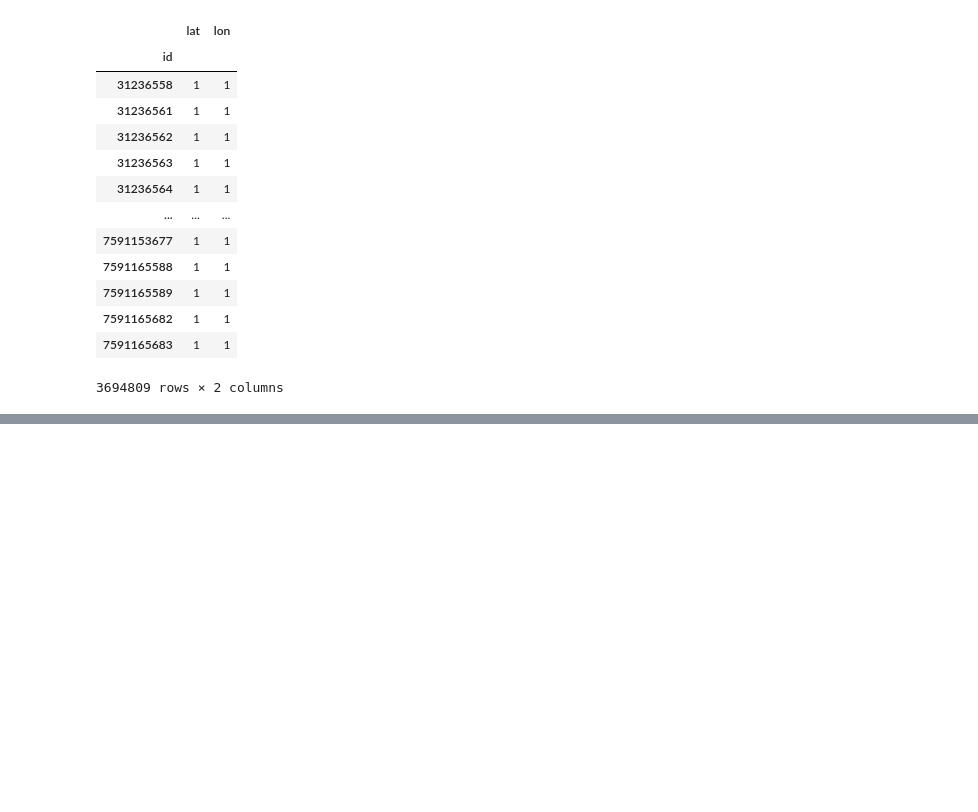
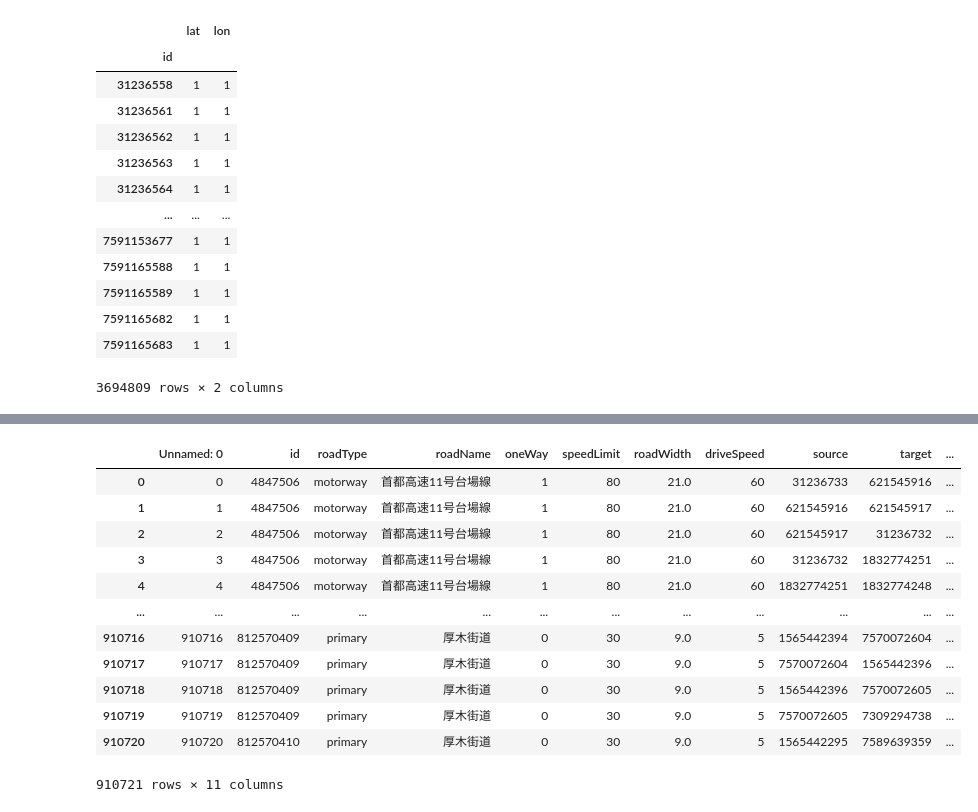
Before and after one commit to ShutoAraki/transportation_network, a Jupyter notebook: EDA.ipynb, the cells around one changed output, grey strips where cells are left out. Saved outputs shown, nothing was run; the diff lists cells and outputs as text; code cells hidden in the pictures; blank space fills up the shorter version.

```diff
--- a/EDA.ipynb
+++ b/EDA.ipynb
@@ -398,0 +710,18 @@ nodeData.to_csv('data/nodeData-clean-TokyoArea-v2.csv', sep=',', encoding='utf-8
+# %%
+N = linkData.shape[0]
+linkData['elevationGain'] = [None] * N
+linkData
+# %% [output]
+|  | Unnamed: 0 | id | roadType | roadName | oneWay | speedLimit | roadWidth | driveSpeed | source | target | ... |
+| 0 | 0 | 4847506 | motorway | 首都高速11号台場線 | 1 | 80 | 21.0 | 60 | 31236733 | 621545916 | ... |
+| 1 | 1 | 4847506 | motorway | 首都高速11号台場線 | 1 | 80 | 21.0 | 60 | 621545916 | 621545917 | ... |
+| 2 | 2 | 4847506 | motorway | 首都高速11号台場線 | 1 | 80 | 21.0 | 60 | 621545917 | 31236732 | ... |
+| 3 | 3 | 4847506 | motorway | 首都高速11号台場線 | 1 | 80 | 21.0 | 60 | 31236732 | 1832774251 | ... |
+| 4 | 4 | 4847506 | motorway | 首都高速11号台場線 | 1 | 80 | 21.0 | 60 | 1832774251 | 1832774248 | ... |
+| ... | ... | ... | ... | ... | ... | ... | ... | ... | ... | ... | ... |
+| 910716 | 910716 | 812570409 | primary | 厚木街道 | 0 | 30 | 9.0 | 5 | 1565442394 | 7570072604 | ... |
+| 910717 | 910717 | 812570409 | primary | 厚木街道 | 0 | 30 | 9.0 | 5 | 7570072604 | 1565442396 | ... |
+| 910718 | 910718 | 812570409 | primary | 厚木街道 | 0 | 30 | 9.0 | 5 | 1565442396 | 7570072605 | ... |
+| 910719 | 910719 | 812570409 | primary | 厚木街道 | 0 | 30 | 9.0 | 5 | 7570072605 | 7309294738 | ... |
+| 910720 | 910720 | 812570410 | primary | 厚木街道 | 0 | 30 | 9.0 | 5 | 1565442295 | 7589639359 | ... |
+910721 rows × 11 columns
```
Also changed, not shown: parts of 34 cells of this notebook, 5 other files.
